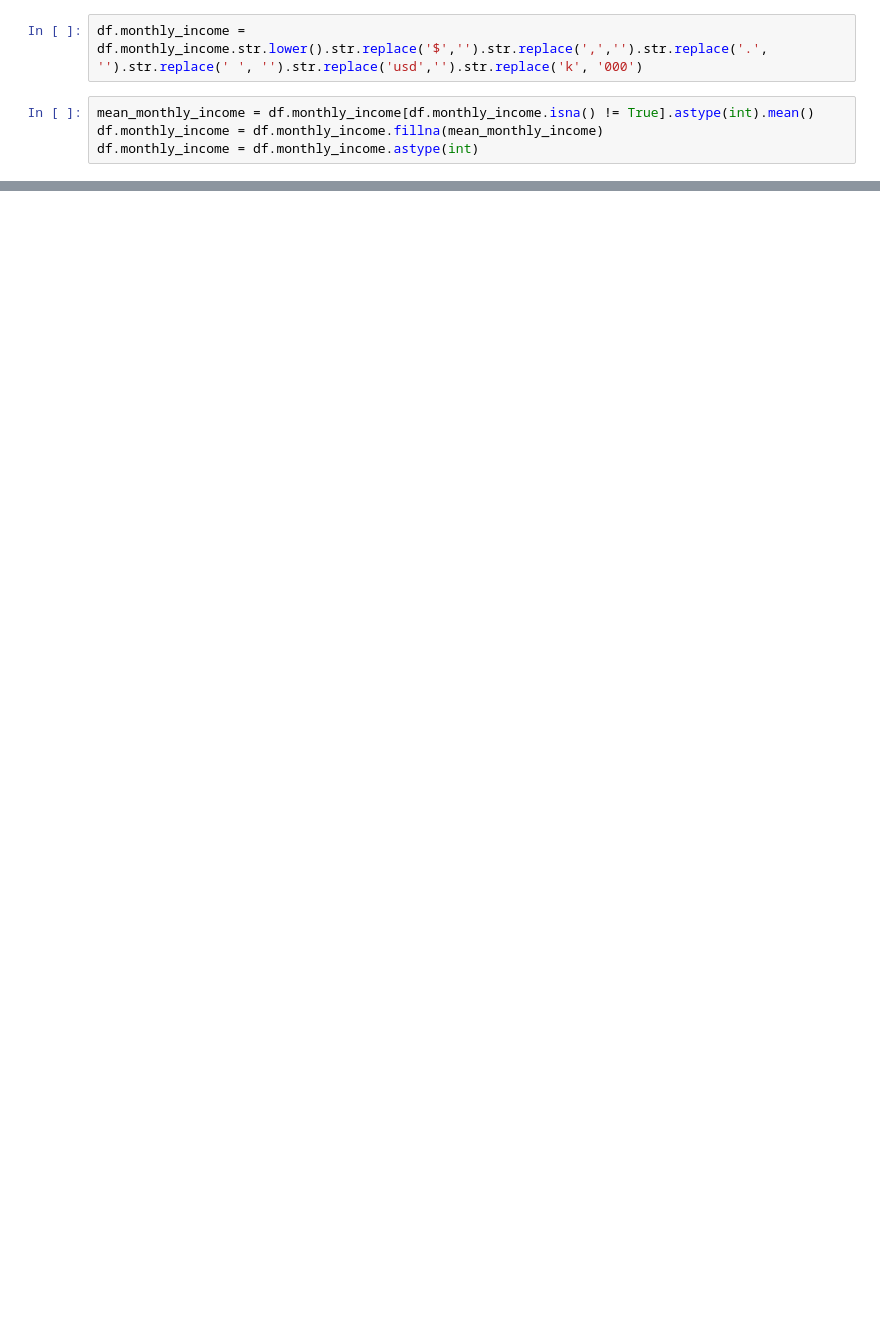
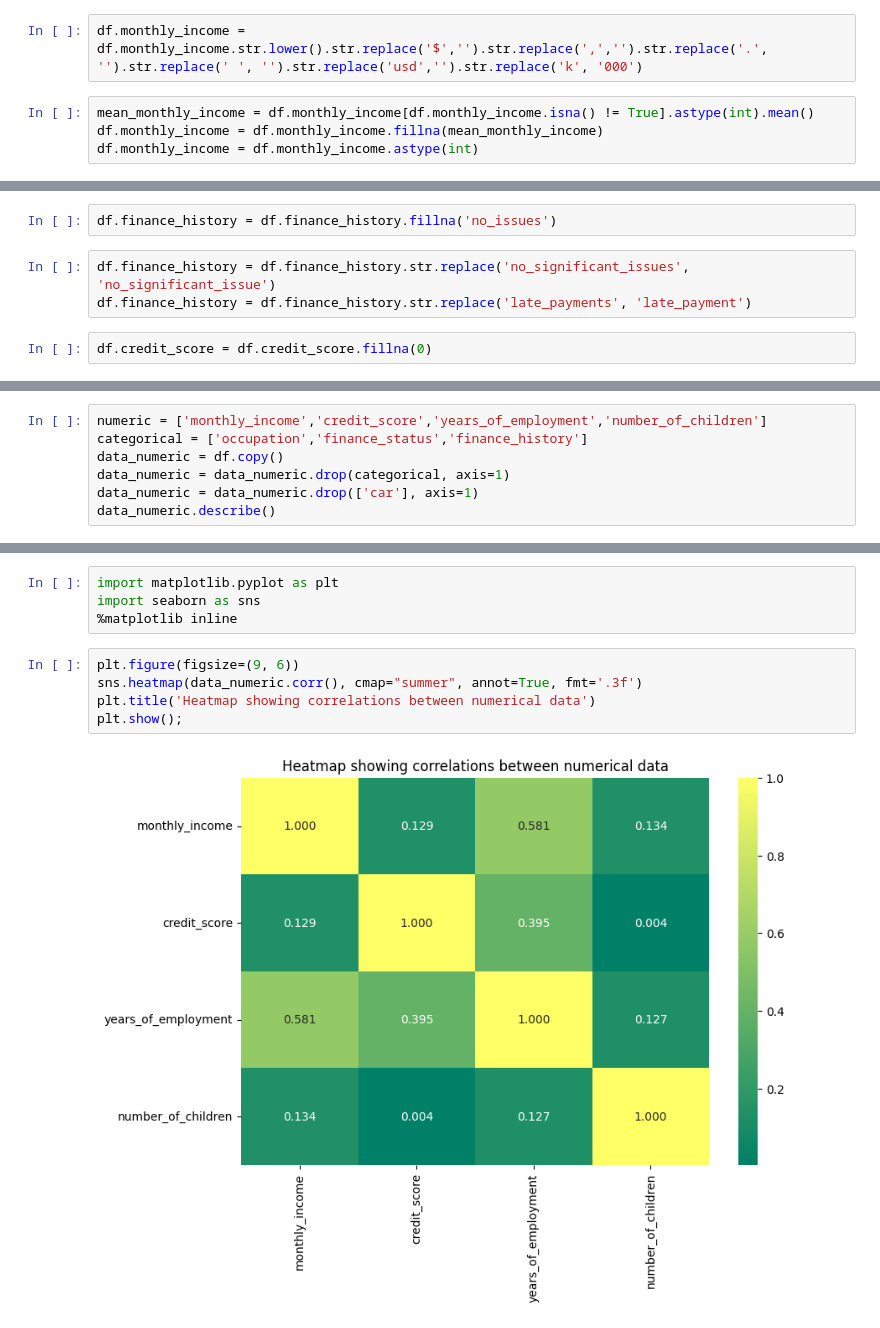
Before and after one commit to osmog/mlzoomcamp2023, a Jupyter notebook: 07-project/notebook.ipynb, the cells around one changed output, grey strips where cells are left out. Drawn from its saved outputs; the diff is of its cells as text; blank space fills up the shorter version.

```diff
--- a/07-project/notebook.ipynb
+++ b/07-project/notebook.ipynb
@@ -60,0 +92,7 @@ dtype: object
+# %%
+df.finance_history = df.finance_history.fillna('no_issues')
+# %%
+df.finance_history = df.finance_history.str.replace('no_significant_issues', 'no_significant_issue')
+df.finance_history = df.finance_history.str.replace('late_payments', 'late_payment')
+# %%
+df.credit_score = df.credit_score.fillna(0)
@@ -60,0 +113,7 @@ dtype: object
+# %%
+numeric = ['monthly_income','credit_score','years_of_employment','number_of_children']
+categorical = ['occupation','finance_status','finance_history']
+data_numeric = df.copy()
+data_numeric = data_numeric.drop(categorical, axis=1)
+data_numeric = data_numeric.drop(['car'], axis=1)
+data_numeric.describe()
@@ -60,0 +138,11 @@ dtype: object
+# %%
+import matplotlib.pyplot as plt
+import seaborn as sns
+%matplotlib inline
+# %%
+plt.figure(figsize=(9, 6))
+sns.heatmap(data_numeric.corr(), cmap="summer", annot=True, fmt='.3f')
+plt.title('Heatmap showing correlations between numerical data')
+plt.show();
+# %% [output]
+[figure, added]
```
Also changed, not shown: parts of 107 cells of this notebook.
